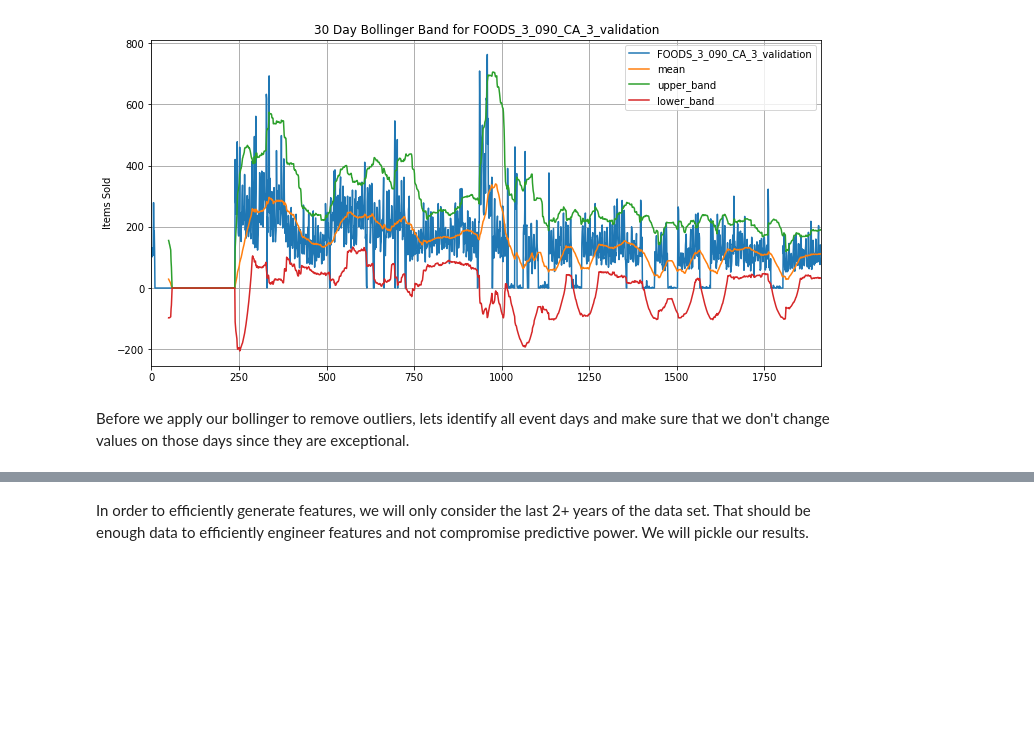
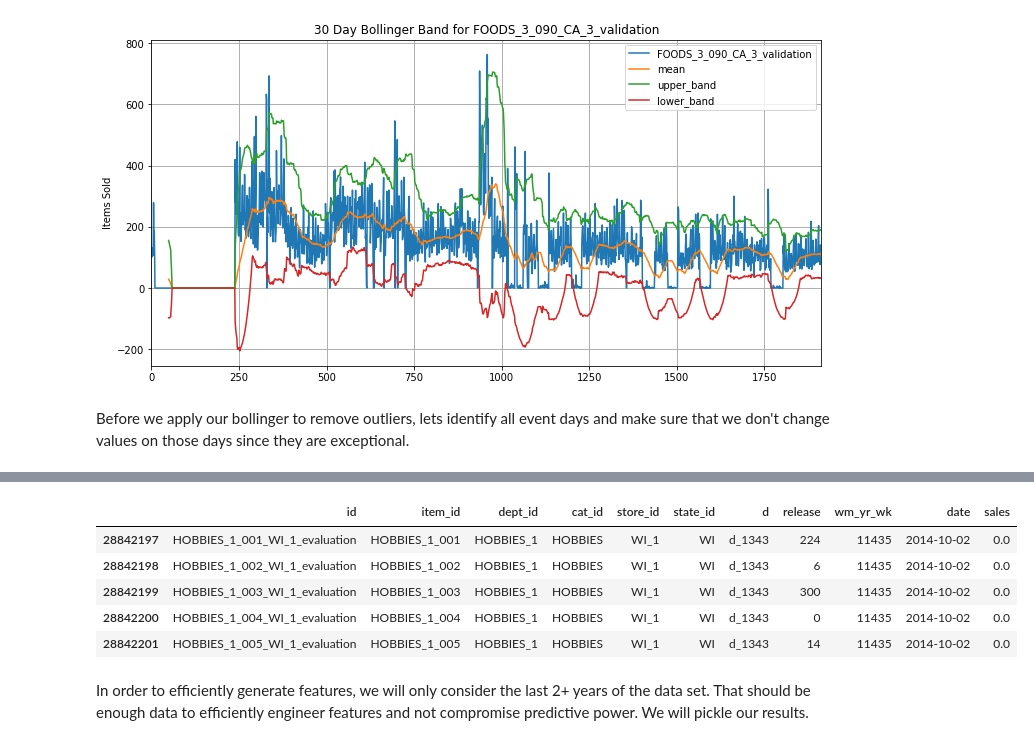
Before and after one commit to Luke-Gray/M5-Accuracy, a Jupyter notebook: M5 Visualizing Strength and Volatility.ipynb, the cells around one changed output, grey strips where cells are left out. Saved outputs shown, nothing was run; the diff lists cells and outputs as text; code cells hidden in the pictures; blank space fills up the shorter version.

```diff
--- a/M5 Visualizing Strength and Volatility.ipynb
+++ b/M5 Visualizing Strength and Volatility.ipynb
@@ -183,0 +192,18 @@ def bollingers(item):
+# %%
+epic=True
+while epic==True:
+    for item in wi.id.unique():
+        wi.loc[wi['id']==item, 'bollinger'] = bollingers(item, 22)
+    epic=False
+# %%
+wi['bollinger'] = np.where(wi['bollinger'].isna(), wi['sales'], wi['bollinger'])
+wi.drop('sales', axis=1, inplace=True)
+wi.rename({'bollinger':'sales'}, axis=1, inplace=True)
+wi.head()
+# %% [output]
+|  | id | item_id | dept_id | cat_id | store_id | state_id | d | release | wm_yr_wk | date | sales |
+| 28842197 | HOBBIES_1_001_WI_1_evaluation | HOBBIES_1_001 | HOBBIES_1 | HOBBIES | WI_1 | WI | d_1343 | 224 | 11435 | 2014-10-02 | 0.0 |
+| 28842198 | HOBBIES_1_002_WI_1_evaluation | HOBBIES_1_002 | HOBBIES_1 | HOBBIES | WI_1 | WI | d_1343 | 6 | 11435 | 2014-10-02 | 0.0 |
+| 28842199 | HOBBIES_1_003_WI_1_evaluation | HOBBIES_1_003 | HOBBIES_1 | HOBBIES | WI_1 | WI | d_1343 | 300 | 11435 | 2014-10-02 | 0.0 |
+| 28842200 | HOBBIES_1_004_WI_1_evaluation | HOBBIES_1_004 | HOBBIES_1 | HOBBIES | WI_1 | WI | d_1343 | 0 | 11435 | 2014-10-02 | 0.0 |
+| 28842201 | HOBBIES_1_005_WI_1_evaluation | HOBBIES_1_005 | HOBBIES_1 | HOBBIES | WI_1 | WI | d_1343 | 14 | 11435 | 2014-10-02 | 0.0 |
```
Also changed, not shown: parts of 106 cells of this notebook.
